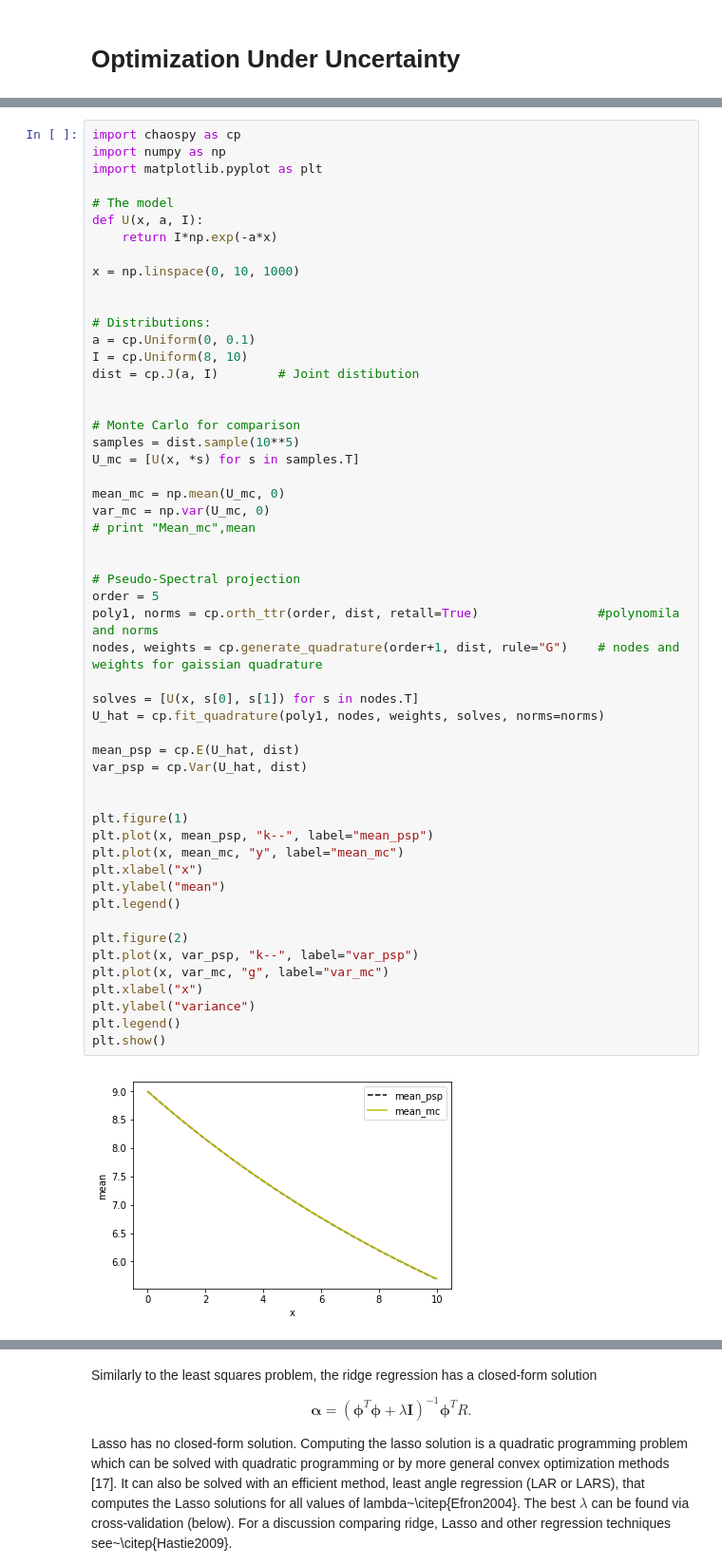
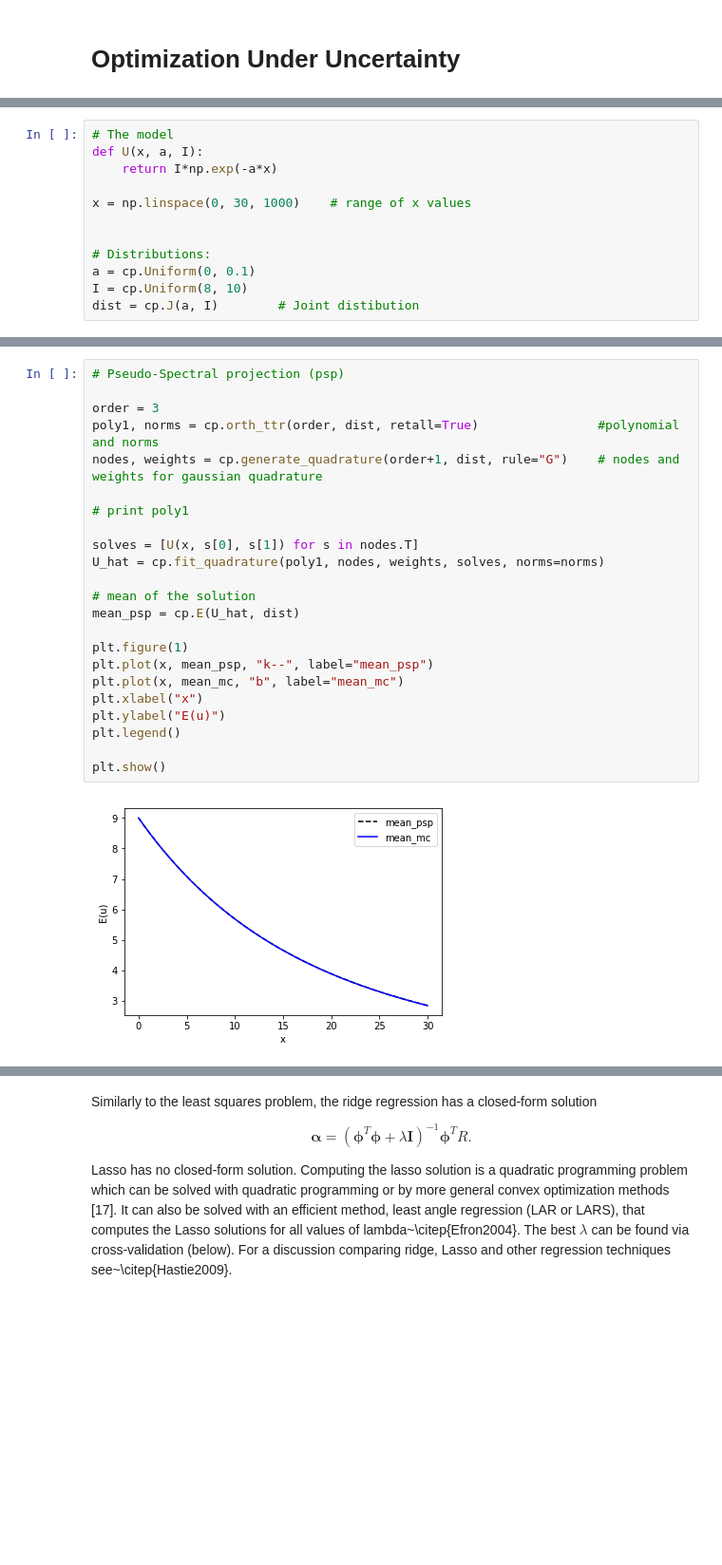
Before and after one commit to byuflowlab/ouu, a Jupyter notebook: OUU.ipynb, the cells around one changed output, grey strips where cells are left out. Shown at 95% size. Saved outputs shown, nothing was run; the diff lists cells and outputs as text; blank space fills up the shorter version.

```diff
--- a/OUU.ipynb
+++ b/OUU.ipynb
@@ -367,0 +405,12 @@ A comparison between tensor grids (tensor product quadrature) and sparse grids i
+# %%
+# The model
+def U(x, a, I):
+    return I*np.exp(-a*x)
+
+x = np.linspace(0, 30, 1000)    # range of x values
+
+
+# Distributions:
+a = cp.Uniform(0, 0.1)
+I = cp.Uniform(8, 10)
+dist = cp.J(a, I)        # Joint distibution
@@ -368,55 +431,25 @@ A comparison between tensor grids (tensor product quadrature) and sparse grids i
 # %%
-import chaospy as cp
-import numpy as np
-import matplotlib.pyplot as plt
+# Pseudo-Spectral projection (psp)
 
-# The model
-def U(x, a, I):
-    return I*np.exp(-a*x)
+order = 3
+poly1, norms = cp.orth_ttr(order, dist, retall=True)                #polynomial and norms
+nodes, weights = cp.generate_quadrature(order+1, dist, rule="G")    # nodes and weights for gaussian quadrature
 
-x = np.linspace(0, 10, 1000)
-
-
-# Distributions:
-a = cp.Uniform(0, 0.1)
-I = cp.Uniform(8, 10)
-dist = cp.J(a, I)        # Joint distibution
-
-
-# Monte Carlo for comparison
-samples = dist.sample(10**5)
-U_mc = [U(x, *s) for s in samples.T]
-
-mean_mc = np.mean(U_mc, 0)
-var_mc = np.var(U_mc, 0)
-# print "Mean_mc",mean
-
-
-# Pseudo-Spectral projection
-order = 5
-poly1, norms = cp.orth_ttr(order, dist, retall=True)                #polynomila and norms
-nodes, weights = cp.generate_quadrature(order+1, dist, rule="G")    # nodes and weights for gaissian quadrature
+# print poly1
 
 solves = [U(x, s[0], s[1]) for s in nodes.T]
 U_hat = cp.fit_quadrature(poly1, nodes, weights, solves, norms=norms)
 
+# mean of the solution
 mean_psp = cp.E(U_hat, dist)
-var_psp = cp.Var(U_hat, dist)
-
 
 plt.figure(1)
 plt.plot(x, mean_psp, "k--", label="mean_psp")
-plt.plot(x, mean_mc, "y", label="mean_mc")
+plt.plot(x, mean_mc, "b", label="mean_mc")
 plt.xlabel("x")
-plt.ylabel("mean")
+plt.ylabel("E(u)")
 plt.legend()
 
-plt.figure(2)
-plt.plot(x, var_psp, "k--", label="var_psp")
-plt.plot(x, var_mc, "g", label="var_mc")
-plt.xlabel("x")
-plt.ylabel("variance")
-plt.legend()
 plt.show()
 # %% [output]
-[figure, old version]
+[figure, new version]
```
Also changed, not shown: parts of 24 cells of this notebook.
